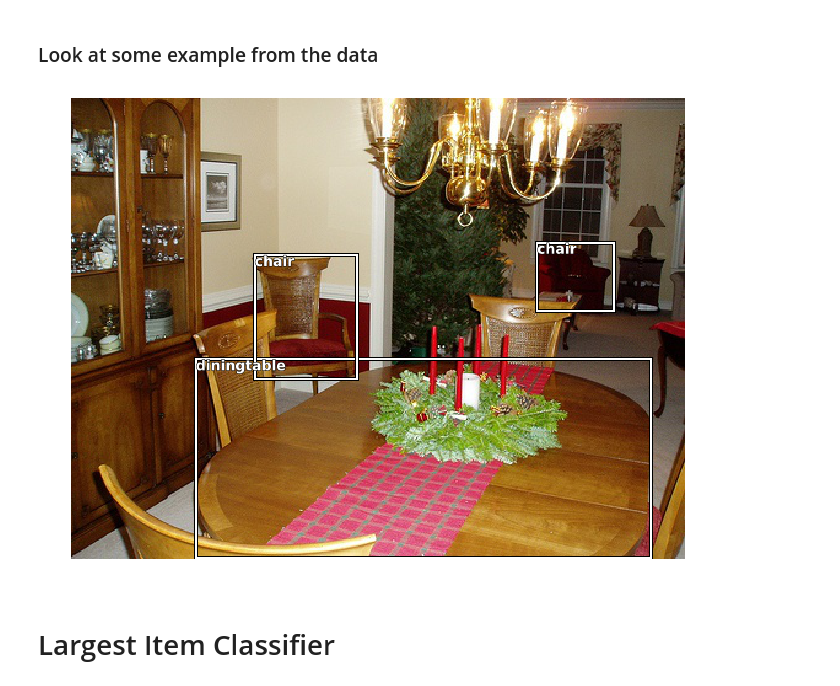
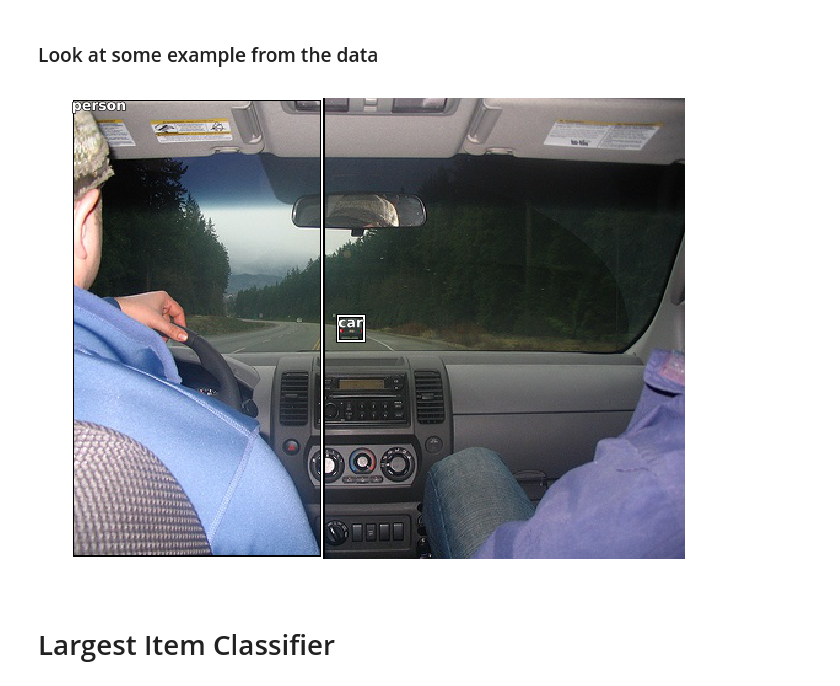
Before and after one commit to qAp/course-v3, a Jupyter notebook: nbs/dl1/single_digit_detection.ipynb, the cells around one changed output. Drawn from its saved outputs; the diff is of its cells as text; code cells hidden in the pictures.

```diff
--- a/nbs/dl1/single_digit_detection.ipynb
+++ b/nbs/dl1/single_digit_detection.ipynb
@@ -45,15 +45,15 @@ len(trn_anno), len(cats)
 # %% [markdown]
 ### Look at some example from the data
 # %%
-i = trn_ids[130]
+i = trn_ids[811]
 img = open_image(JPEG_PATH/trn_fns[i])
 bboxes = [o[0] for o in trn_anno[i]]
 classes = [cats[o[1]] for o in trn_anno[i]]
 labels = range(len(classes))
 labels, classes
 bbox = ImageBBox.create(*img.size, bboxes=bboxes, classes=classes, labels=labels)
 img.show(y=bbox, figsize=(11, 11))
 # %% [output]
-[figure, old version]
+[figure, new version]
 # %% [markdown]
 # Largest Item Classifier
```
Also changed, not shown: parts of 33 cells of this notebook.
